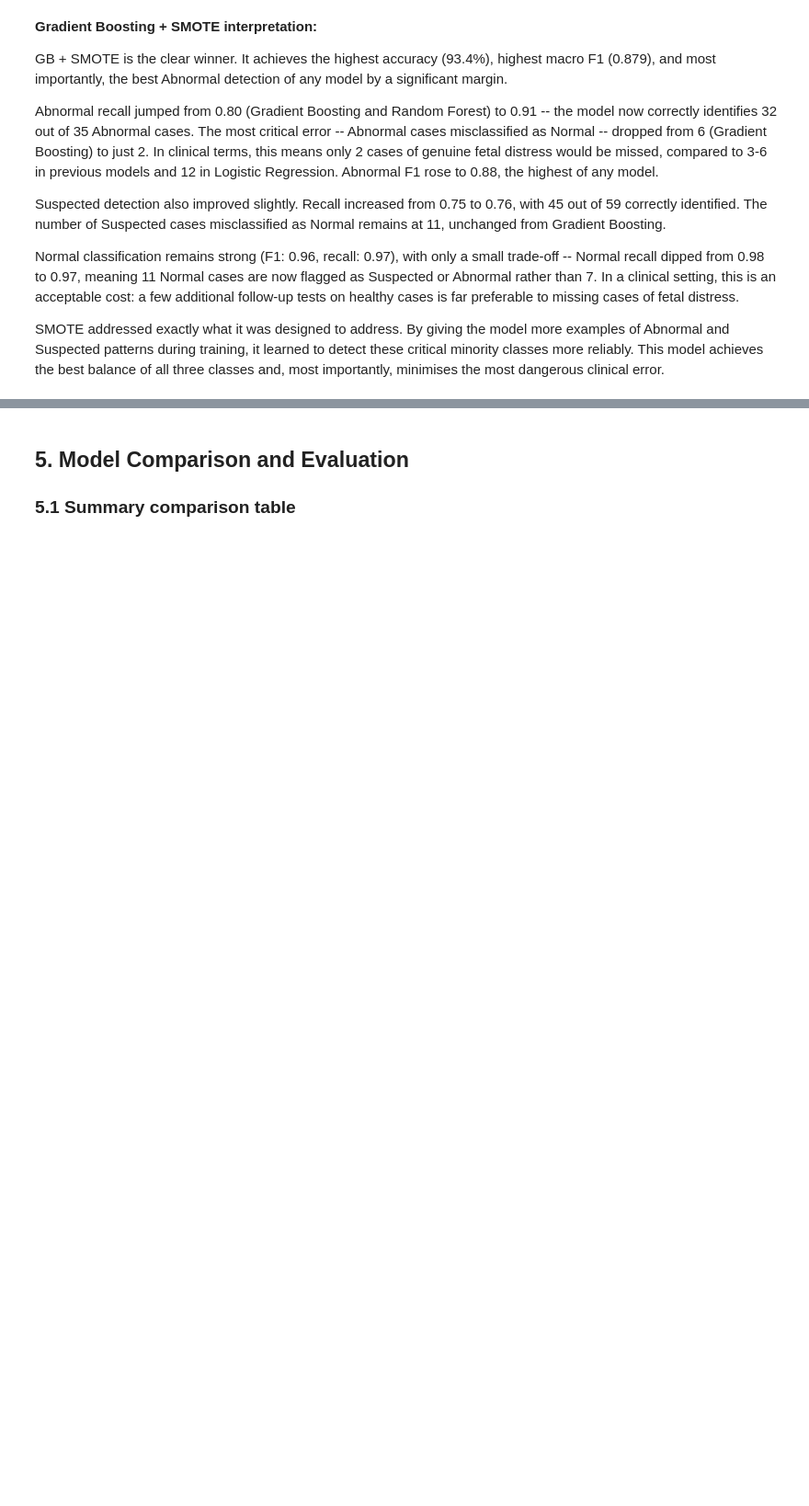
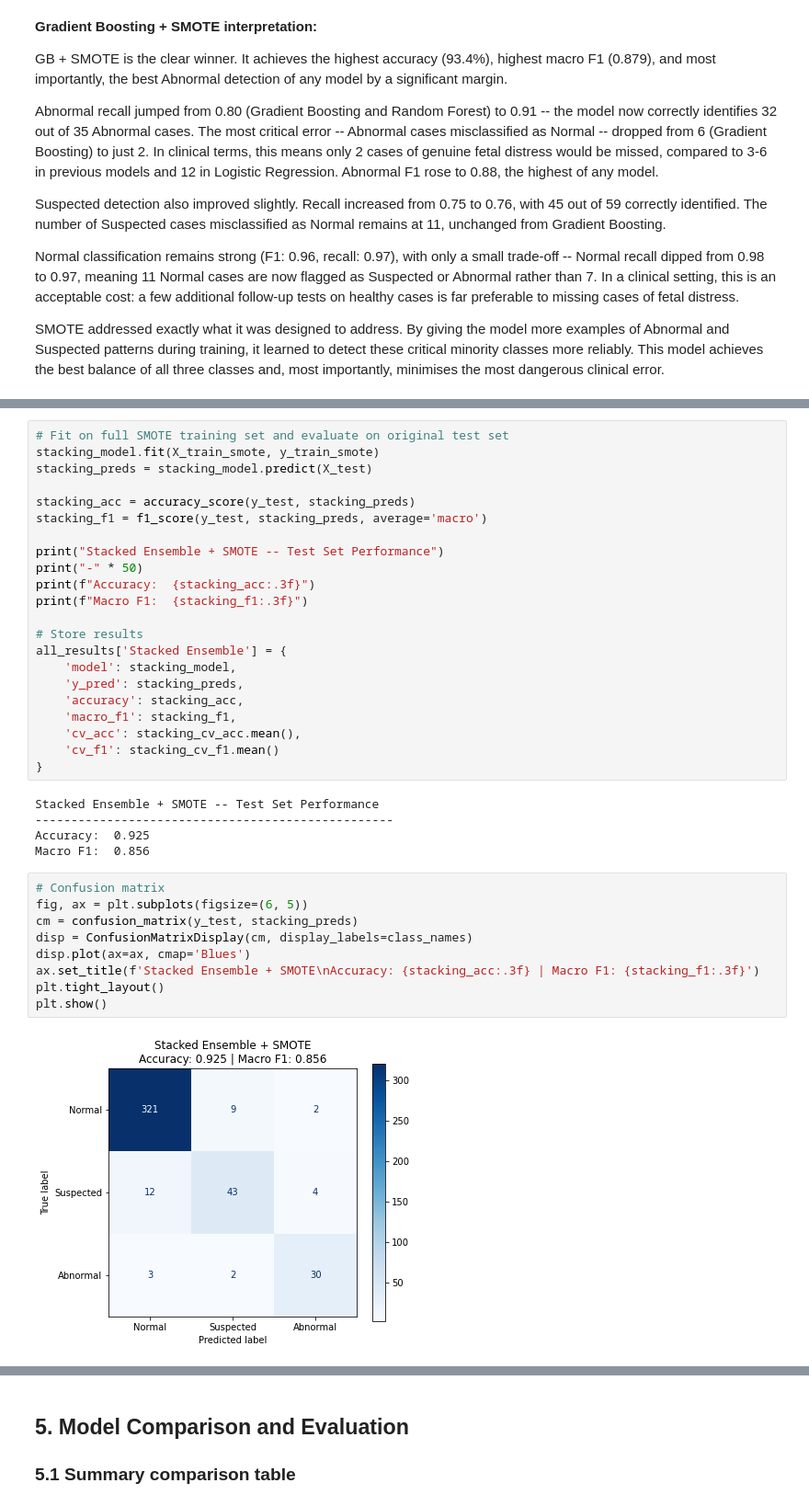
Before and after one commit to mkxangie/fetal_health_project_phase5, a Jupyter notebook: fetal_health_classification.ipynb, the cells around one changed output, grey strips where cells are left out. Shown at 92% size. Saved outputs shown, nothing was run; the diff lists cells and outputs as text; blank space fills up the shorter version.

Commit message:
Stacked Ensemble Model Added

```diff
--- a/fetal_health_classification.ipynb
+++ b/fetal_health_classification.ipynb
@@ -821,0 +879,38 @@ SMOTE addressed exactly what it was designed to address. By giving the model mor
+# %%
+# Fit on full SMOTE training set and evaluate on original test set
+stacking_model.fit(X_train_smote, y_train_smote)
+stacking_preds = stacking_model.predict(X_test)
+
+stacking_acc = accuracy_score(y_test, stacking_preds)
+stacking_f1 = f1_score(y_test, stacking_preds, average='macro')
+
+print("Stacked Ensemble + SMOTE -- Test Set Performance")
+print("-" * 50)
+print(f"Accuracy:  {stacking_acc:.3f}")
+print(f"Macro F1:  {stacking_f1:.3f}")
+
+# Store results
+all_results['Stacked Ensemble'] = {
+    'model': stacking_model,
+    'y_pred': stacking_preds,
+    'accuracy': stacking_acc,
+    'macro_f1': stacking_f1,
+    'cv_acc': stacking_cv_acc.mean(),
+    'cv_f1': stacking_cv_f1.mean()
+}
+# %% [output]
+Stacked Ensemble + SMOTE -- Test Set Performance
+--------------------------------------------------
+Accuracy:  0.925
+Macro F1:  0.856
+# %%
+# Confusion matrix
+fig, ax = plt.subplots(figsize=(6, 5))
+cm = confusion_matrix(y_test, stacking_preds)
+disp = ConfusionMatrixDisplay(cm, display_labels=class_names)
+disp.plot(ax=ax, cmap='Blues')
+ax.set_title(f'Stacked Ensemble + SMOTE\nAccuracy: {stacking_acc:.3f} | Macro F1: {stacking_f1:.3f}')
+plt.tight_layout()
+plt.show()
+# %% [output]
+[figure, added]
```
Also changed, not shown: parts of 12 cells of this notebook.
